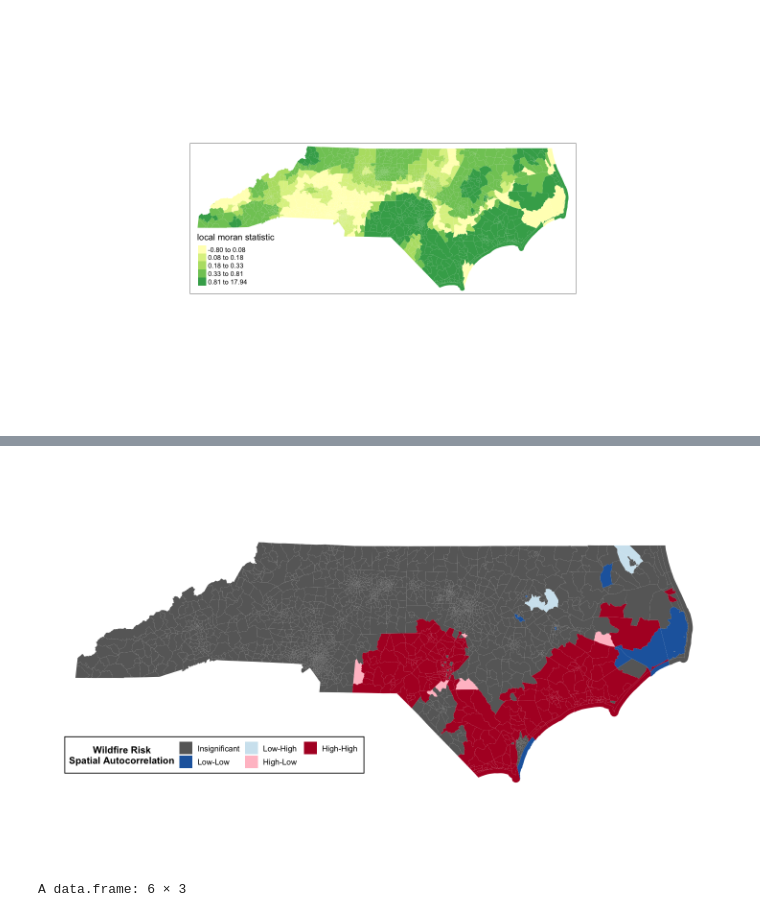
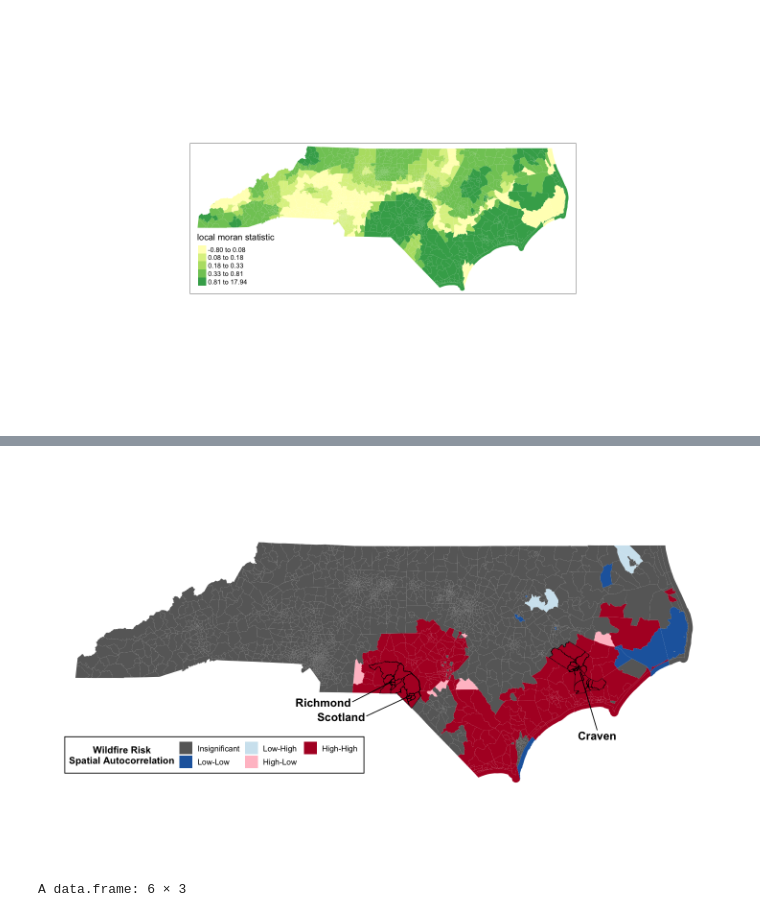
Before and after one commit to UNC-CEMALB/ENVIROSCAN, a Jupyter notebook: 6. Wildfire Risk Spatial Analysis/Wildfire Risk Spatial Analysis (Figure 2 & Table S3).ipynb, the cells around one changed output, grey strips where cells are left out. Drawn from its saved outputs; the diff is of its cells as text; code cells hidden in the pictures.

```diff
--- a/6. Wildfire Risk Spatial Analysis/Wildfire Risk Spatial Analysis (Figure 2 & Table S3).ipynb
+++ b/6. Wildfire Risk Spatial Analysis/Wildfire Risk Spatial Analysis (Figure 2 & Table S3).ipynb
@@ -280,4 +281,5 @@ quadrant_colors = c("#686868", "#2166ac", "#d1e5f0", quadrant_3_color, "#b2182b"
 
 # creating quadrant intervals
 brks = seq(0,4)
-quadrant_intervals = as.character(findInterval(quadrant, brks , all.inside = FALSE))
+whp_spatial_sf$quadrant_intervals = as.character(findInterval(quadrant, brks , all.inside = FALSE))
+head(whp_spatial_sf)
@@ -283,0 +296,10 @@ quadrant_intervals = as.character(findInterval(quadrant, brks , all.inside = FAL
+# %%
+# getting county data for to label them in the figure
+county_df = whp_spatial_df[,c(3,18,19)] %>%
+    mutate(Latitude = as.numeric(INTPTLAT10), Longitude = as.numeric(INTPTLON10)) %>%
+    select(-c("INTPTLAT10", "INTPTLON10")) %>%
+    group_by(County) %>%
+    # this removes duplicate entries from each census tract
+    summarize(Latitude = mean(Latitude), Longitude = mean(Longitude))
+
+head(county_df)
@@ -284,30 +316,41 @@ quadrant_intervals = as.character(findInterval(quadrant, brks , all.inside = FAL
 # %%
+high_whp_counties = c("Richmond", "Scotland", "Craven")
+
 local_moran_map = ggplot(whp_spatial_sf) +
-  geom_sf(aes(fill = quadrant_intervals, geometry = geometry),
-          color = NA) +
+  # plotting census tracts
+  geom_sf(aes(fill = quadrant_intervals), color = NA) +
+  # plotting counties
+  geom_sf(data = whp_spatial_sf %>%
+                 filter(County %in% high_whp_counties), aes(fill = quadrant_intervals), color = "black",
+         show.legend = FALSE) +
+  # plotting county labels
+  geom_text_repel(data = county_df %>%
+                 filter(County %in% high_whp_counties), aes(x = Longitude, y = Latitude, label = County),
+             size = 5, fontface = "bold", nudge_x = c(0.25, -1, -1), nudge_y = c(-0.75, -0.25, -0.25)) +
 
   theme_bw() +
 
   theme(axis.text = element_blank(), # removes x and y labels
-      axis.ticks = element_blank(),# removes ticks from x and y labels
+      axis.ticks = element_blank(), # removes ticks from x and y labels
+      axis.title = element_blank(), # removes titles
       legend.title = element_text(face = 'bold', size = 12), # changes legend title
       legend.text = element_text(size = 10), # changes legend text
       legend.position = c(0.25,0.15), # move legend to bottom left corner
       legend.direction = "horizontal",
       legend.background = element_rect(colour = 'black', fill = 'white', linetype = 'solid'),
       panel.border = element_blank(), # removes border around the map
       panel.grid.major = element_blank(), # removes grid
       panel.grid.minor = element_blank()) + # removes grid
 
   scale_fill_manual(values = quadrant_colors,
                     labels = c("Insignificant", "Low-Low", "Low-High", "High-Low", "High-High"),
       name = "         Wildfire Risk\nSpatial Autocorrelation") +
 
   guides(fill = guide_legend(nrow = 2)) # adding rows to legend
 
 local_moran_map
 # %% [output]
-[figure, old version]
+[figure, new version]
 # %%
 # creating a final df for local moran values
 # starting by going back to find the neighbors for each geo id
```
Also changed, not shown: parts of 6 cells of this notebook.
